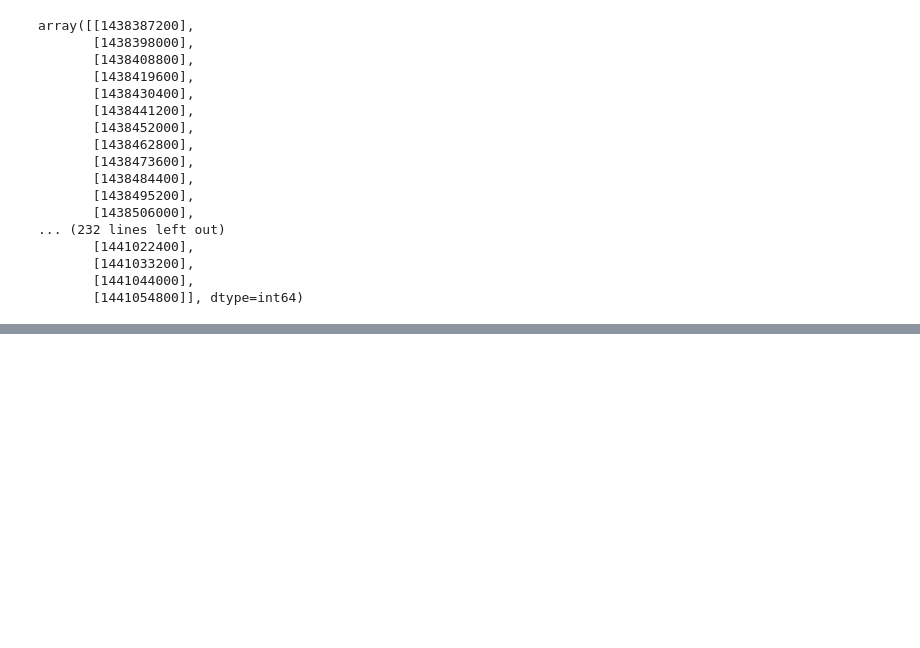
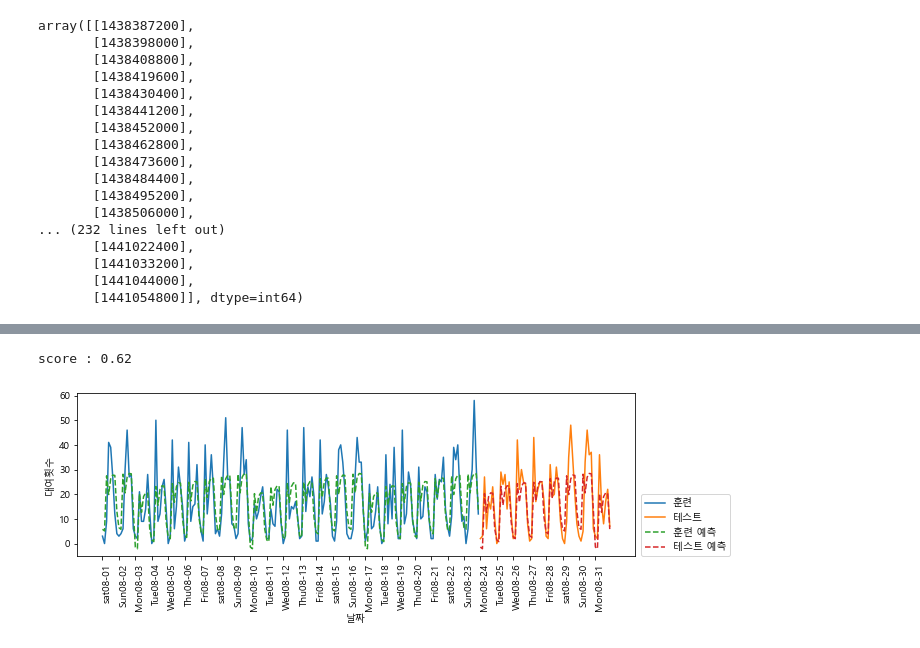
Before and after one commit to jeongykim/Maestro_Python_JY, a Jupyter notebook: JY_20210630(특성 자동 선택).ipynb, the cells around one changed output, grey strips where cells are left out. Drawn from its saved outputs; the diff is of its cells as text; code cells hidden in the pictures; blank space fills up the shorter version.

```diff
--- a/JY_20210630(특성 자동 선택).ipynb
+++ b/JY_20210630(특성 자동 선택).ipynb
@@ -188,5 +161,6 @@ eval_on_features(X_hour,y,regressor)
 # %%
-X_hour_week = np.hstack([citibike.index.dayofweek.values.reshape(-1,1),
-                        citibike.index.hour.values.reshape(-1,1)])
-eval_on_features(X_hour_week,y,regressor)
+X_dayofweek = citibike.index.dayofweek.values.reshape(-1, 1)
+X_hour = citibike.index.hour.values.reshape(-1, 1)
+X_hour_week = np.hstack([X_dayofweek, X_hour])
+eval_on_features(X_hour_week, y, reg)
 # %% [output]
@@ -200,0 +175,10 @@ eval_on_features(X_hour_week,y,LinearRegression())
+# %%
+from sklearn.linear_model import Ridge
+from sklearn.preprocessing import OneHotEncoder
+
+enc = OneHotEncoder()
+X_hour_week_onehot = enc.fit_transform(X_hour_week).toarray()
+eval_on_features(X_hour_week_onehot, y,Ridge())
+# %% [output]
+score : 0.62
+[figure, added]
```
Also changed, not shown: parts of 22 cells of this notebook, 2 other files.
